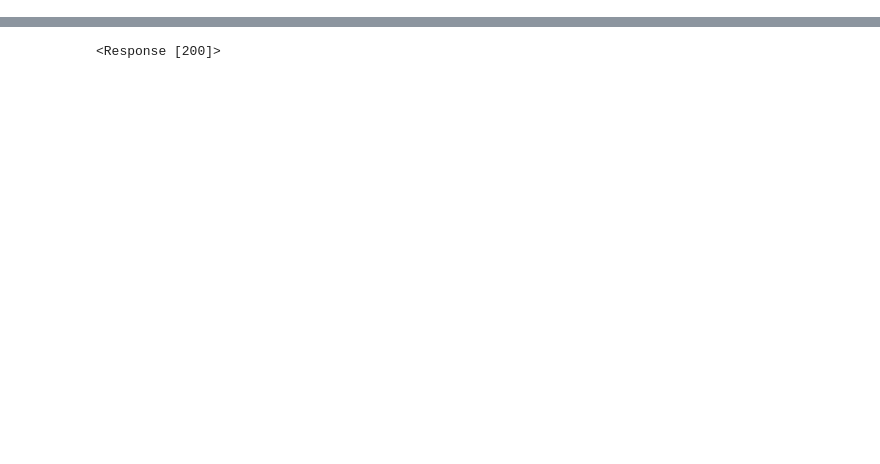
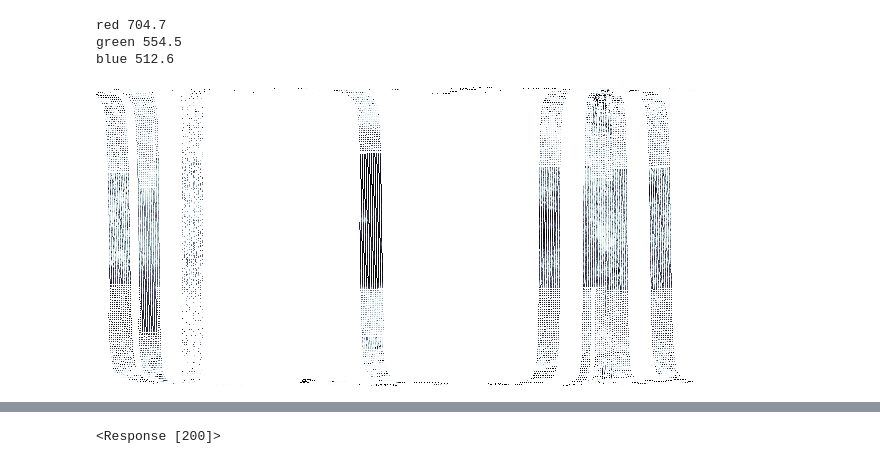
Before and after one commit to TeamSelene/BigDataVisualization, a Jupyter notebook: notebooks/Querying+The+Database.ipynb, the cells around one changed output, grey strips where cells are left out. Saved outputs shown, nothing was run; the diff lists cells and outputs as text; code cells hidden in the pictures; blank space fills up the shorter version.

```diff
--- a/notebooks/Querying+The+Database.ipynb
+++ b/notebooks/Querying+The+Database.ipynb
@@ -189,0 +26,8 @@ def array_to_raster(array):
+# %%
+from pygs.database import SpectralProfiler
+conn = SpectralProfiler("localhost", 27017)
+
+# query, projection = { "loc": { "$geoWithin": { "$center": [[160, -73], 50] }    } }, {"loc" : True, "ref2": True}
+query, projection = {}, {"loc" : True, "ref2": True}
+data = conn.compute_dataframe(query, projection, field = "ref2")
+print(len(data))
@@ -190,3 +51,18 @@ def array_to_raster(array):
+# %%
+# point_data = client.selene.points
+print('red', SpectralProfiler.wavelengths[32])
+print('green', SpectralProfiler.wavelengths[7])
+print('blue', SpectralProfiler.wavelengths[0])
+# %% [output]
+red 704.7
+green 554.5
+blue 512.6
+# %%
+img = conn.compute_image(600, 300, "bone", bg=None)
+# %%
+img
+# %% [output]
+[figure, added]
 # %%
 ls
 # %% [output]
```
Also changed, not shown: parts of 25 cells of this notebook, 5 other files.
